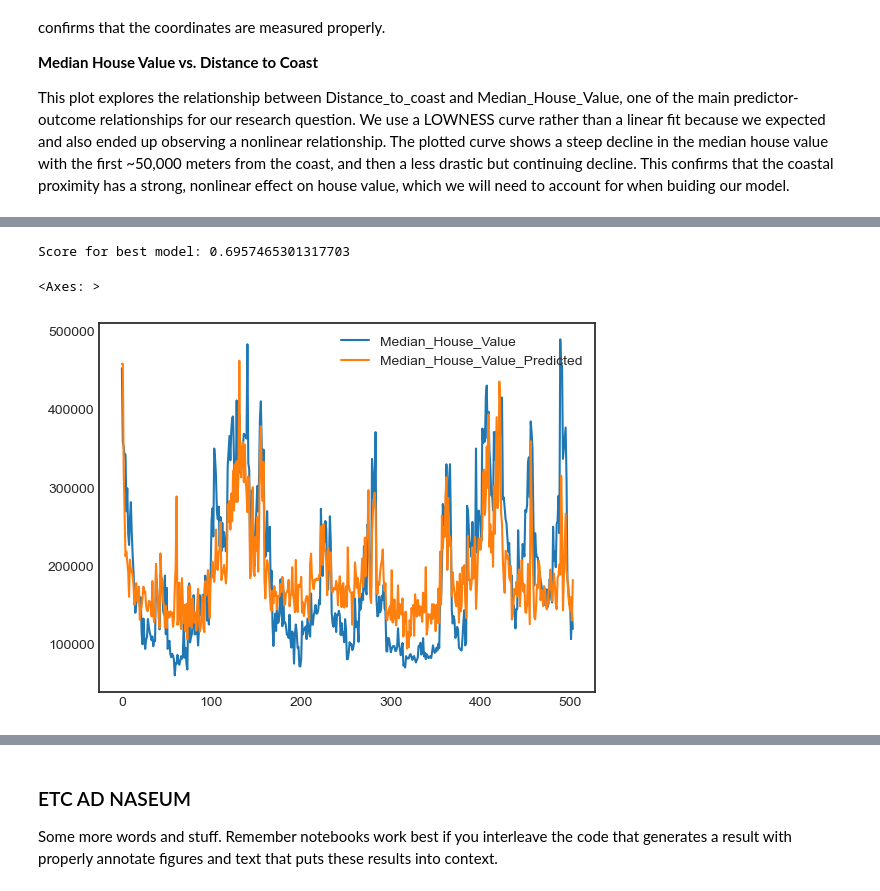
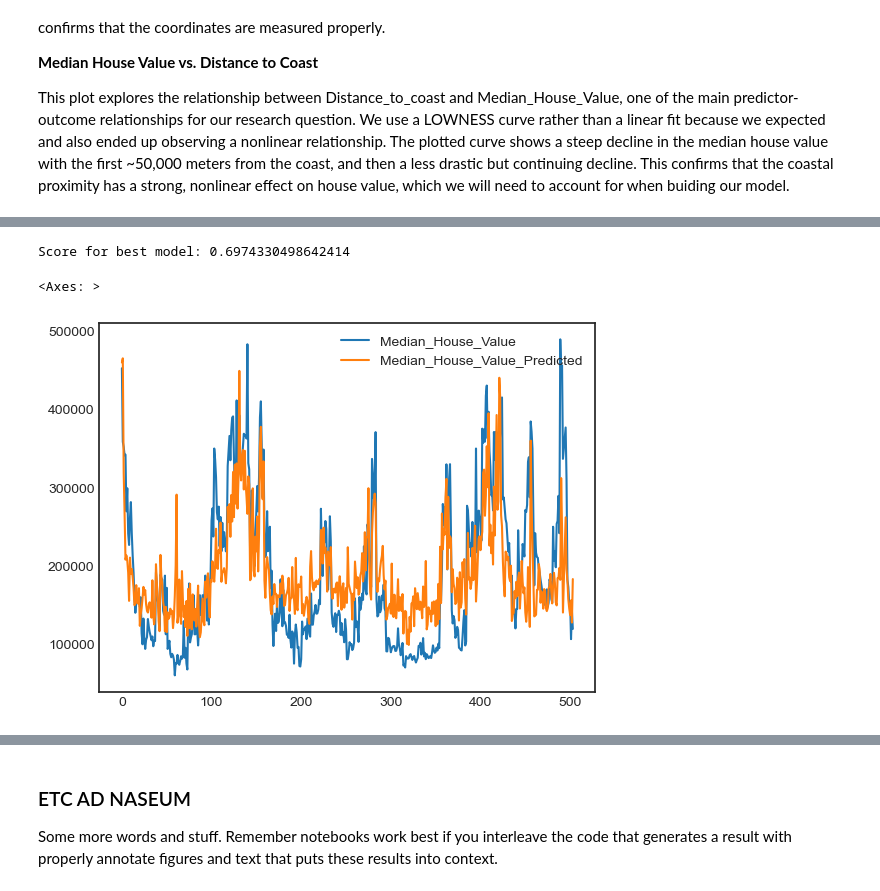
Before and after one commit to COGS108/Group091_WI26, a Jupyter notebook: 03-FinalProject.ipynb, the cells around one changed output, grey strips where cells are left out. Drawn from its saved outputs; the diff is of its cells as text; code cells hidden in the pictures.

```diff
--- a/03-FinalProject.ipynb
+++ b/03-FinalProject.ipynb
@@ -809,21 +847,21 @@ from sklearn.pipeline import Pipeline
 # %%
 to_train = houses.copy()
-X = to_train[["Tot_Bedrooms", "Distance_to_coast", "Distance_to_University_m", "Households", "Closest_University", "Median_Income"]]
+X = to_train[["Tot_Bedrooms", "Distance_to_coast", "Distance_to_University_m", "Closest_University", "Median_Income", "Median_Age"]]
 y = to_train["Median_House_Value"]
 X_train, X_test, y_train, y_test = train_test_split(X, y, test_size=0.25, random_state = 42)
 preproc = ColumnTransformer(
     transformers=[
         ('cat', OneHotEncoder(drop="first"), ["Closest_University"]),
-        ('sqrt', FunctionTransformer(np.sqrt), ["Distance_to_coast", "Distance_to_University_m"]),
+        ('sqrt', FunctionTransformer(np.log1p), ["Distance_to_coast", "Distance_to_University_m"]),
     ],
     remainder=StandardScaler())
 pl = Pipeline([('preprocess', preproc), ('lin-reg', LinearRegression())])
 pl.fit(X_train, y_train)
 print("Score for best model: " + str(pl.score(X_test, y_test)))
 to_train["Median_House_Value_Predicted"] = pl.predict(X)
 ax = to_train[:500].plot(kind="line", y="Median_House_Value")
 to_train[:500].plot(kind="line", y="Median_House_Value_Predicted", ax=ax)
 # %% [output]
-Score for best model: 0.6957465301317703
+Score for best model: 0.6974330498642414
 <Axes: >
-[figure, old version]
+[figure, new version]
```
Also changed, not shown: parts of 7 cells of this notebook.
